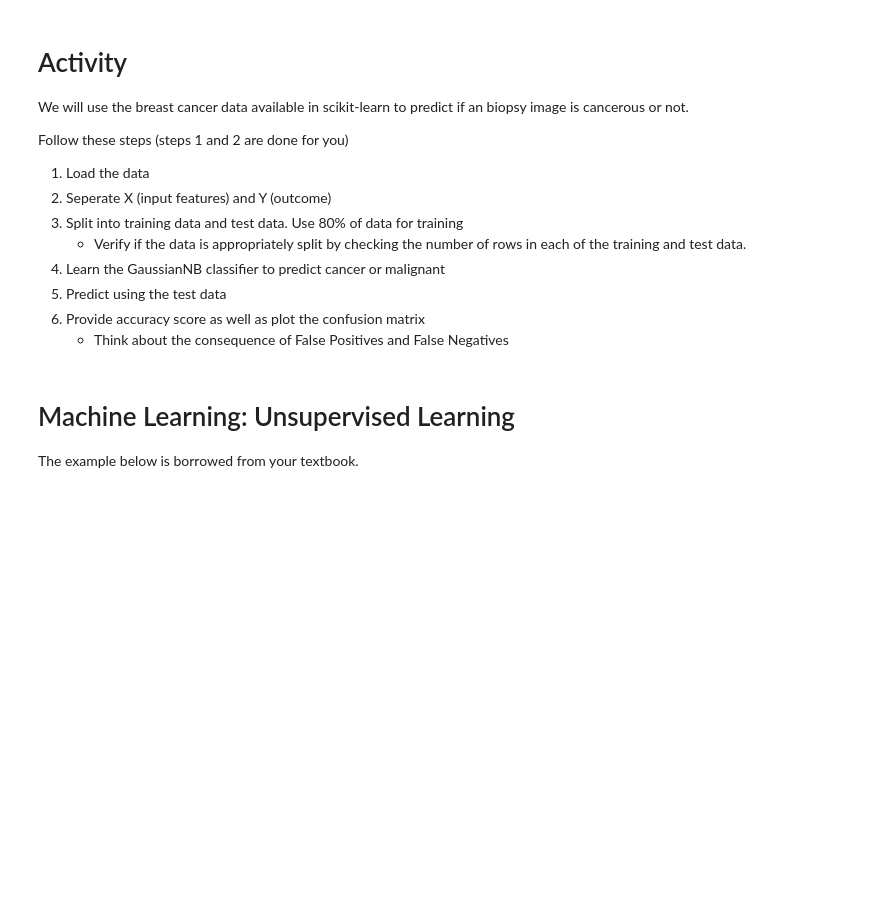
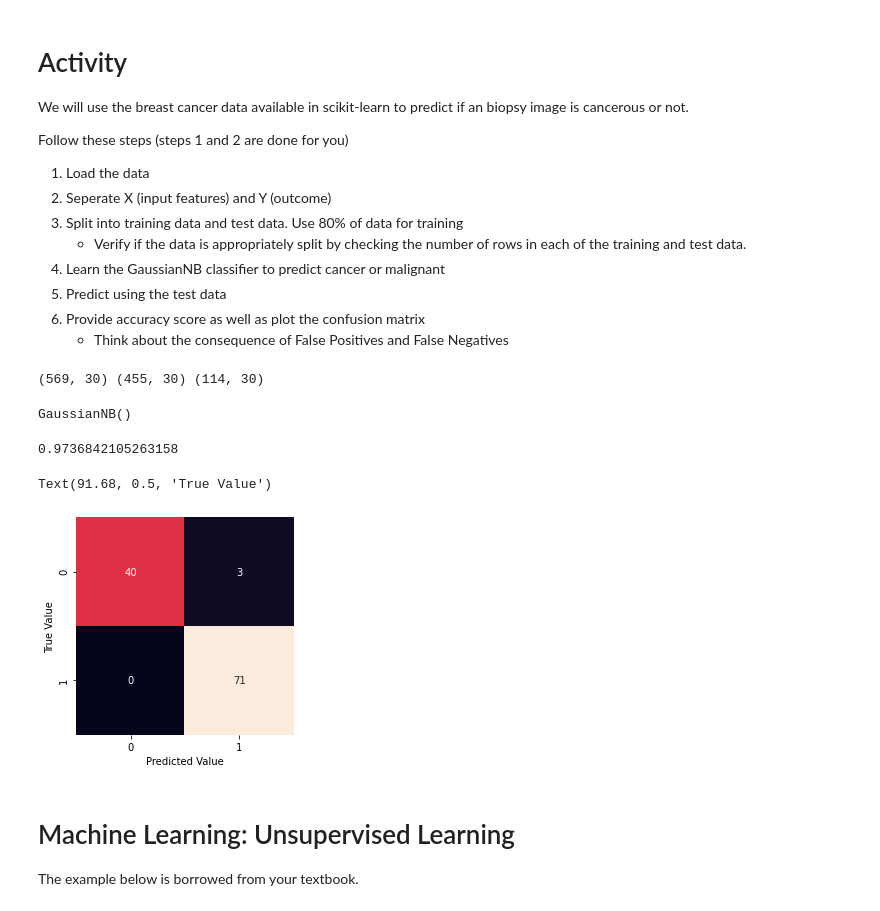
Before and after one commit to ssomanch/ITAO30210_Fall_2021, a Jupyter notebook: Lecture_25_Python_Intro_ML_Nov_23.ipynb, the cells around one changed output. Saved outputs shown, nothing was run; the diff lists cells and outputs as text; code cells hidden in the pictures; blank space fills up the shorter version.

```diff
--- a/Lecture_25_Python_Intro_ML_Nov_23.ipynb
+++ b/Lecture_25_Python_Intro_ML_Nov_23.ipynb
@@ -136,8 +171,26 @@ cancer_Y = cancer.target
+# %%
+# Step 3:
+cancer_train_X, cancer_test_X, cancer_train_Y, cancer_test_Y = train_test_split(cancer_X, cancer_Y,
+                                                                                random_state=42,
+                                                                                train_size = 0.8)
 # %%
 # Step 3.1: Verify the shapes
+print(cancer_X.shape, cancer_train_X.shape, cancer_test_X.shape)
+# %% [output]
+(569, 30) (455, 30) (114, 30)
 # %%
 # Step 4: Learn GuassianNB
+
+model = GaussianNB()
+model.fit(cancer_train_X, cancer_train_Y)
+# %% [output]
+GaussianNB()
 # %%
 # Step 5: Predict on test data
+
+cancer_predict_Y = model.predict(cancer_test_X)
 # %%
 # Step 6: Check the accuracy
+sklmetrics.accuracy_score(cancer_test_Y, cancer_predict_Y)
+# %% [output]
+0.9736842105263158
@@ -146,3 +197,13 @@ cancer_Y = cancer.target
+# %%
+# Step 6.1: Check the confusion matrix
+
+conf_mat = sklmetrics.confusion_matrix(cancer_test_Y, cancer_predict_Y, labels =[0,1])
+sns.heatmap(conf_mat, square=True, annot=True, cbar = False)
+plt.xlabel("Predicted Value")
+plt.ylabel("True Value")
+# %% [output]
+Text(91.68, 0.5, 'True Value')
+[figure, added]
 # %% [markdown]
 # Machine Learning: Unsupervised Learning
 
```
Also changed, not shown: parts of 16 cells of this notebook.
